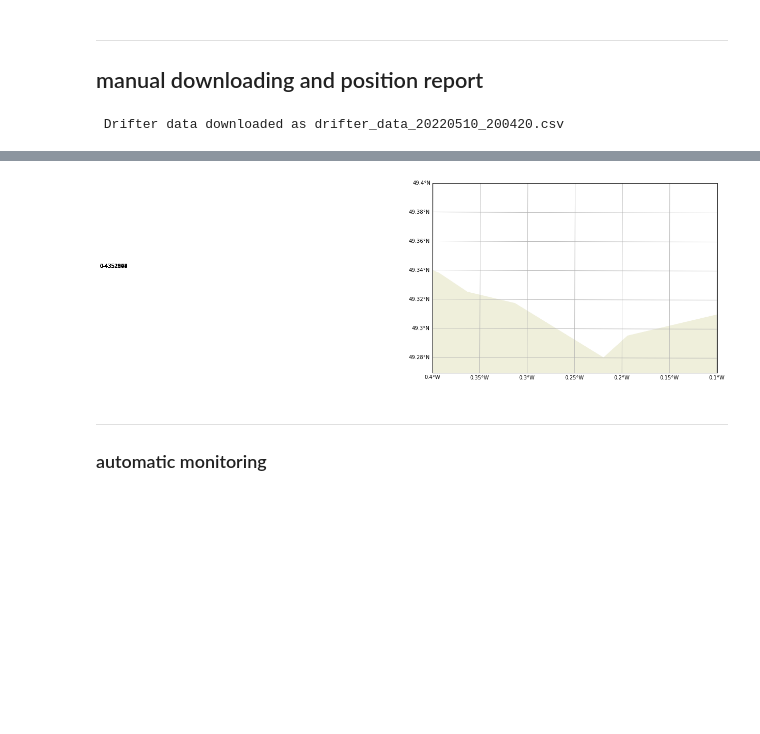
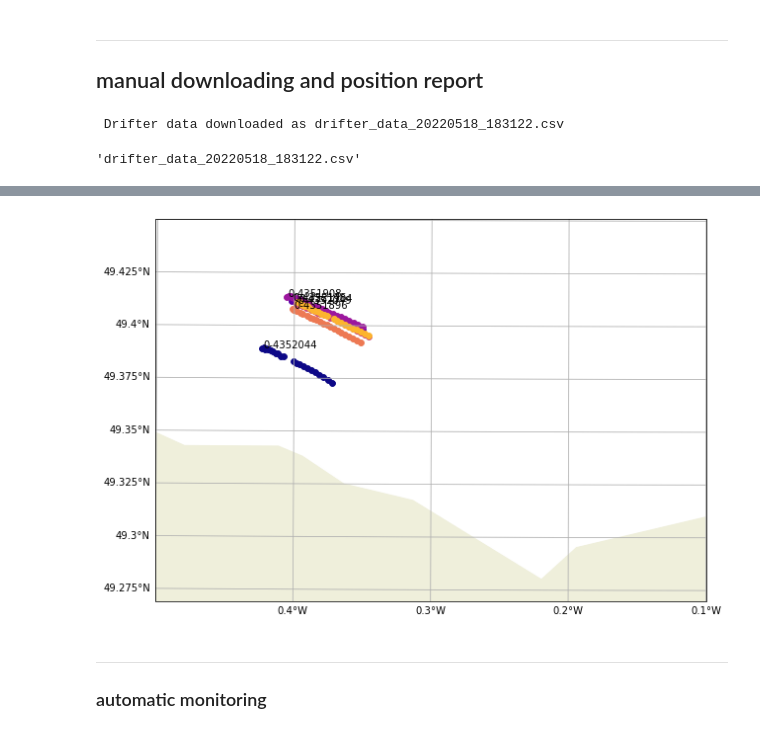
Before and after one commit to apatlpo/taos, a Jupyter notebook: campaign/monitor.ipynb, the cells around one changed output, grey strips where cells are left out. Saved outputs shown, nothing was run; the diff lists cells and outputs as text; code cells hidden in the pictures; blank space fills up the shorter version.

Commit message:
debug tablet download

```diff
--- a/campaign/monitor.ipynb
+++ b/campaign/monitor.ipynb
@@ -22,15 +7,19 @@ from taos.insitu import rad2deg, knot, lonc, latc
 # %% [markdown]
 ---
 ## manual downloading and position report
+# %%
+# fetch data from website
+ins.fetch_drifter_data()
+# %% [output]
+ Drifter data downloaded as drifter_data_20220518_183122.csv
+'drifter_data_20220518_183122.csv'
 # %%
-# fetch data from website
-ins.fetch_drifter_data()
 # load all data
 dr = ins.load_drifter_data()
 # extrapolate to now
 dr_now = ins.extrapolate(dr)
-# %% [output]
- Drifter data downloaded as drifter_data_20220510_200420.csv
 # %%
-ins.show_last_positions(dr, dr_now, zoom=[-.4, -.1, 49.27, 49.4] )
+zoom = [-.4, -.1, 49.27, 49.4]
+zoom = [-.5, -.1, 49.27, 49.45]
+ins.show_last_positions(dr, dr_now, zoom=zoom, offset="2h")
 # %% [output]
@@ -43,4 +32,4 @@ ins.show_last_positions(dr, dr_now, zoom=[-.4, -.1, 49.27, 49.4] )
-[figure, old version]
+[figure, new version]
 # %% [markdown]
 ---
 ### automatic monitoring
```
Also changed, not shown: parts of 2 cells of this notebook, 5 other files.
